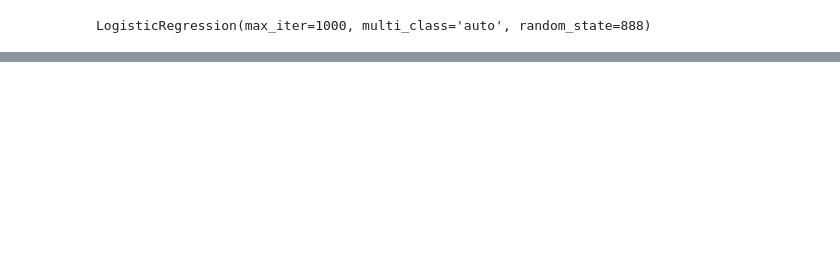
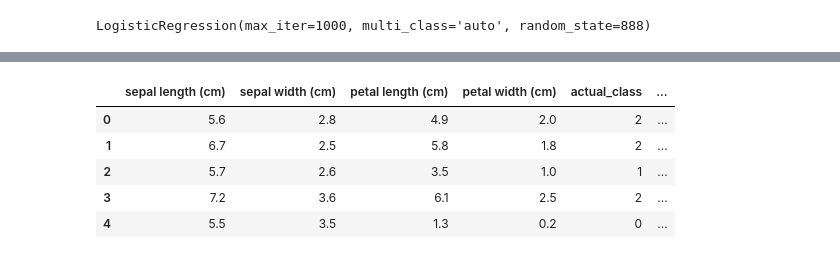
Before and after one commit to Midhru-Jayan-J/MLOps, a Jupyter notebook: MlFlow/1-ML Project/gettingstarted.ipynb, the cells around one changed output, grey strips where cells are left out. Drawn from its saved outputs; the diff is of its cells as text; code cells hidden in the pictures; blank space fills up the shorter version.

Commit message:
Model Validation and Inferencing Done

```diff
--- a/MlFlow/1-ML Project/gettingstarted.ipynb
+++ b/MlFlow/1-ML Project/gettingstarted.ipynb
@@ -75,0 +822,20 @@ Created version '1' of model 'Tracking-quickstart'.
+# %%
+#Method 2
+#Alternative Method - load the model and predicting
+loaded_model=mlflow.pyfunc.load_model(model_info.model_uri)
+predictions=loaded_model.predict(X_test)
+
+iris_features_name=datasets.load_iris().feature_names
+
+result=pd.DataFrame(X_test,columns=iris_features_name)
+result["actual_class"]=Y_test
+result["predcited_class"]=predictions
+# %%
+result[0:5]
+# %% [output]
+|  | sepal length (cm) | sepal width (cm) | petal length (cm) | petal width (cm) | actual_class | ... |
+| 0 | 5.6 | 2.8 | 4.9 | 2.0 | 2 | ... |
+| 1 | 6.7 | 2.5 | 5.8 | 1.8 | 2 | ... |
+| 2 | 5.7 | 2.6 | 3.5 | 1.0 | 1 | ... |
+| 3 | 7.2 | 3.6 | 6.1 | 2.5 | 2 | ... |
+| 4 | 5.5 | 3.5 | 1.3 | 0.2 | 0 | ... |
```
Also changed, not shown: parts of 6 cells of this notebook.
